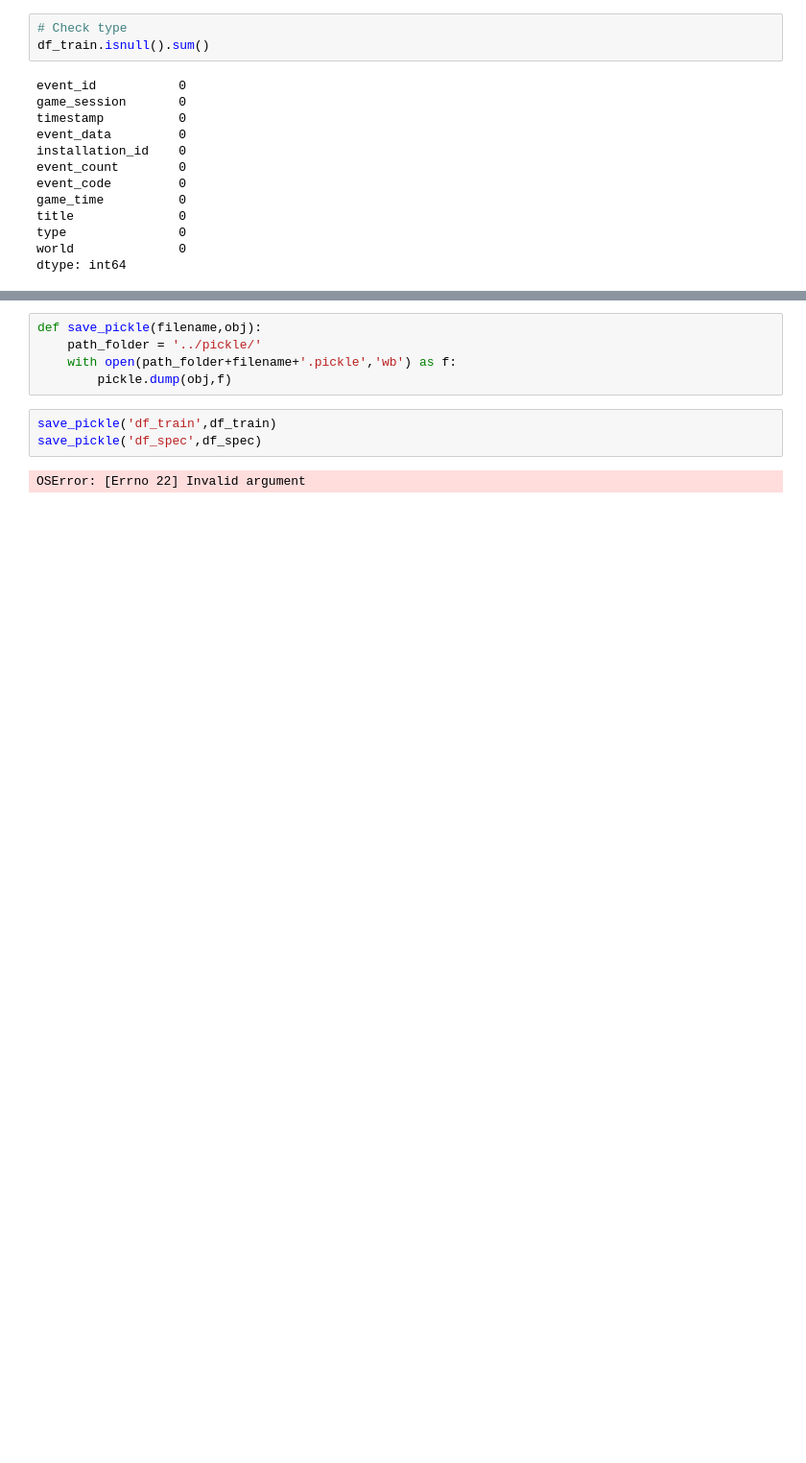
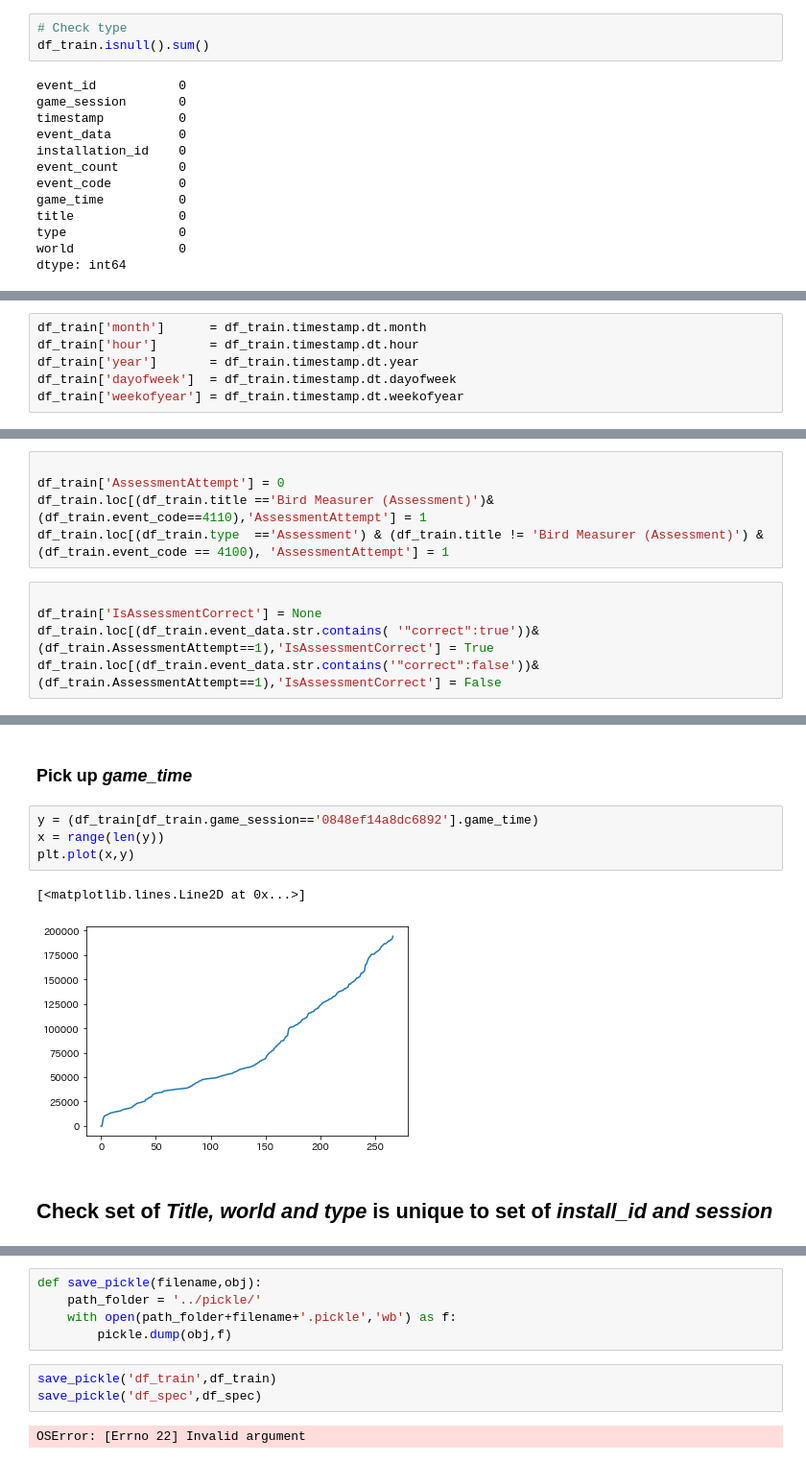
Before and after one commit to tanico-rikudo/TackleKaggle, a Jupyter notebook: PbsKids/analysis/PbsKidsAnalysis.ipynb, the cells around one changed output, grey strips where cells are left out. Shown: that part at 96% size. Saved outputs shown, nothing was run; the diff lists cells and outputs as text; blank space fills up the shorter version.

Commit message:
drilled each columns except for event data

```diff
--- a/PbsKids/analysis/PbsKidsAnalysis.ipynb
+++ b/PbsKids/analysis/PbsKidsAnalysis.ipynb
@@ -338,0 +344,6 @@ Name: world, dtype: int64
+# %%
+df_train['month']      = df_train.timestamp.dt.month
+df_train['hour']       = df_train.timestamp.dt.hour
+df_train['year']       = df_train.timestamp.dt.year
+df_train['dayofweek']  = df_train.timestamp.dt.dayofweek
+df_train['weekofyear'] = df_train.timestamp.dt.weekofyear
@@ -338,0 +362,10 @@ Name: world, dtype: int64
+# %%
+
+df_train['AssessmentAttempt'] = 0
+df_train.loc[(df_train.title =='Bird Measurer (Assessment)')&(df_train.event_code==4110),'AssessmentAttempt'] = 1
+df_train.loc[(df_train.type  =='Assessment') & (df_train.title != 'Bird Measurer (Assessment)') & (df_train.event_code == 4100), 'AssessmentAttempt'] = 1
+# %%
+
+df_train['IsAssessmentCorrect'] = None
+df_train.loc[(df_train.event_data.str.contains( '"correct":true'))&(df_train.AssessmentAttempt==1),'IsAssessmentCorrect'] = True
+df_train.loc[(df_train.event_data.str.contains('"correct":false'))&(df_train.AssessmentAttempt==1),'IsAssessmentCorrect'] = False
@@ -338,0 +454,11 @@ Name: world, dtype: int64
+# %% [markdown]
+### Pick up *game_time*
+# %%
+y = (df_train[df_train.game_session=='0848ef14a8dc6892'].game_time)
+x = range(len(y))
+plt.plot(x,y)
+# %% [output]
+[<matplotlib.lines.Line2D at 0x...>]
+[figure, added]
+# %% [markdown]
+## Check set of *Title, world and type* is unique to set of *install_id and session*
```
Also changed, not shown: parts of 53 cells of this notebook, 1 other file.
